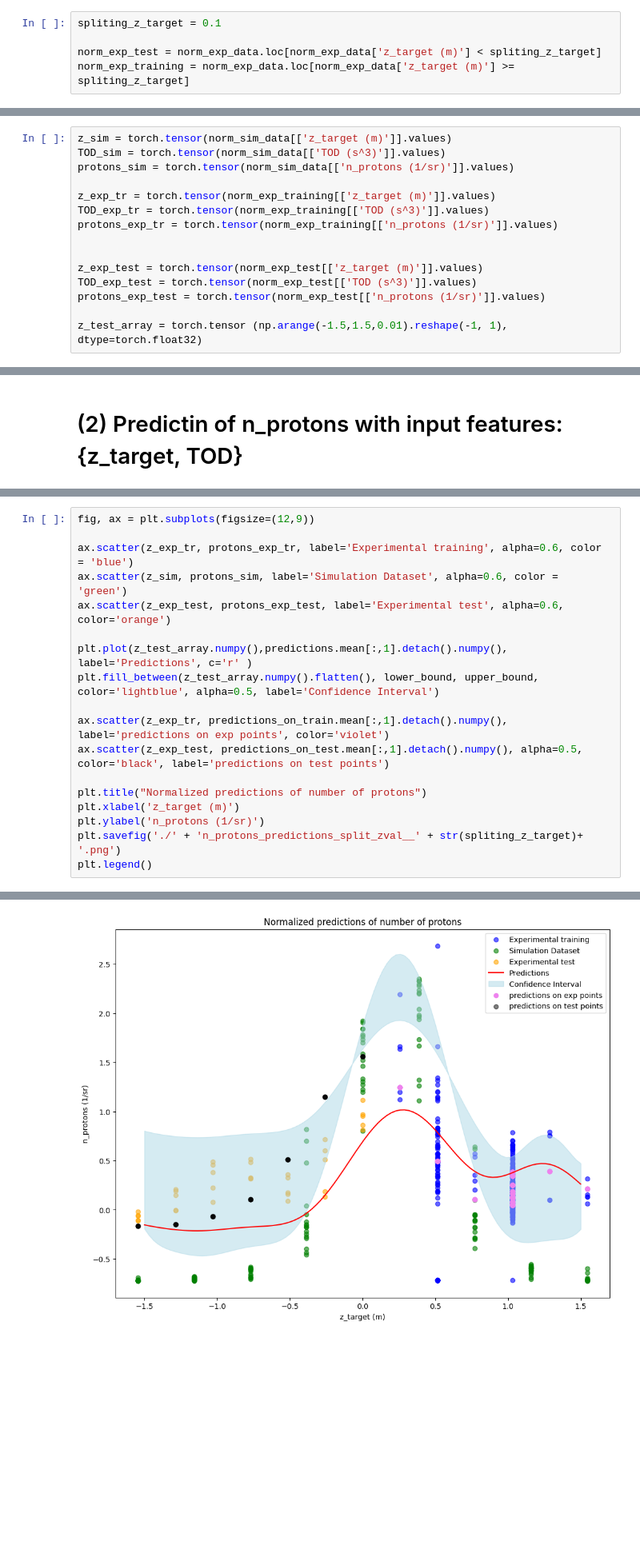
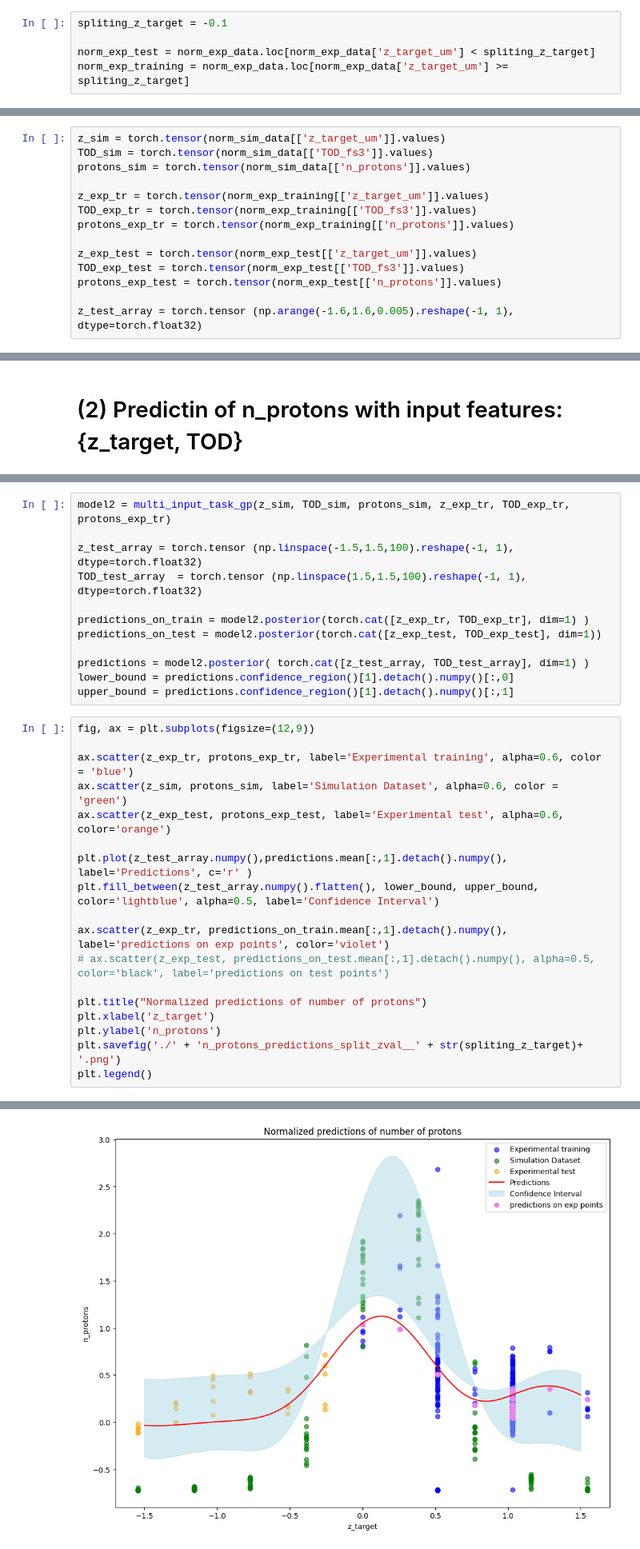
Before and after one commit to BLAST-AI-ML/synapse, a Jupyter notebook: ml/GP_training/MultiTaskGP_training.ipynb, the cells around one changed output, grey strips where cells are left out. Shown at 80% size. Drawn from its saved outputs; the diff is of its cells as text; blank space fills up the shorter version.

Commit message:
Updated SingleTaskGP_training notebook

```diff
--- a/ml/GP_training/MultiTaskGP_training.ipynb
+++ b/ml/GP_training/MultiTaskGP_training.ipynb
@@ -166,26 +235,25 @@ plt.show()
 # %% [markdown]
 # Spliting normalized experimental data set
 # %%
-spliting_z_target = 0.1
+spliting_z_target = -0.1
 
-norm_exp_test = norm_exp_data.loc[norm_exp_data['z_target (m)'] < spliting_z_target]
-norm_exp_training = norm_exp_data.loc[norm_exp_data['z_target (m)'] >= spliting_z_target]
+norm_exp_test = norm_exp_data.loc[norm_exp_data['z_target_um'] < spliting_z_target]
+norm_exp_training = norm_exp_data.loc[norm_exp_data['z_target_um'] >= spliting_z_target]
 # %% [markdown]
 # (1) Predictin of n_protons with input feature: z_target
 # %%
-z_sim = torch.tensor(norm_sim_data[['z_target (m)']].values)
-TOD_sim = torch.tensor(norm_sim_data[['TOD (s^3)']].values)
-protons_sim = torch.tensor(norm_sim_data[['n_protons (1/sr)']].values)
+z_sim = torch.tensor(norm_sim_data[['z_target_um']].values)
+TOD_sim = torch.tensor(norm_sim_data[['TOD_fs3']].values)
+protons_sim = torch.tensor(norm_sim_data[['n_protons']].values)
 
-z_exp_tr = torch.tensor(norm_exp_training[['z_target (m)']].values)
-TOD_exp_tr = torch.tensor(norm_exp_training[['TOD (s^3)']].values)
-protons_exp_tr = torch.tensor(norm_exp_training[['n_protons (1/sr)']].values)
+z_exp_tr = torch.tensor(norm_exp_training[['z_target_um']].values)
+TOD_exp_tr = torch.tensor(norm_exp_training[['TOD_fs3']].values)
+protons_exp_tr = torch.tensor(norm_exp_training[['n_protons']].values)
 
+z_exp_test = torch.tensor(norm_exp_test[['z_target_um']].values)
+TOD_exp_test = torch.tensor(norm_exp_test[['TOD_fs3']].values)
+protons_exp_test = torch.tensor(norm_exp_test[['n_protons']].values)
 
-z_exp_test = torch.tensor(norm_exp_test[['z_target (m)']].values)
-TOD_exp_test = torch.tensor(norm_exp_test[['TOD (s^3)']].values)
-protons_exp_test = torch.tensor(norm_exp_test[['n_protons (1/sr)']].values)
-
-z_test_array = torch.tensor (np.arange(-1.5,1.5,0.01).reshape(-1, 1), dtype=torch.float32)
+z_test_array = torch.tensor (np.arange(-1.6,1.6,0.005).reshape(-1, 1), dtype=torch.float32)
 # %%
 model = multi_task_gp(z_sim, protons_sim, z_exp_tr, protons_exp_tr)
@@ -233,21 +292,33 @@ upper_bound = predictions.confidence_region()[1].detach().numpy()[:,1]
+# %%
+model2 = multi_input_task_gp(z_sim, TOD_sim, protons_sim, z_exp_tr, TOD_exp_tr, protons_exp_tr)
+
+z_test_array = torch.tensor (np.linspace(-1.5,1.5,100).reshape(-1, 1), dtype=torch.float32)
+TOD_test_array  = torch.tensor (np.linspace(1.5,1.5,100).reshape(-1, 1), dtype=torch.float32)
+
+predictions_on_train = model2.posterior(torch.cat([z_exp_tr, TOD_exp_tr], dim=1) )
+predictions_on_test = model2.posterior(torch.cat([z_exp_test, TOD_exp_test], dim=1))
+
+predictions = model2.posterior( torch.cat([z_test_array, TOD_test_array], dim=1) )
+lower_bound = predictions.confidence_region()[1].detach().numpy()[:,0]
+upper_bound = predictions.confidence_region()[1].detach().numpy()[:,1]
 # %%
 fig, ax = plt.subplots(figsize=(12,9))
 
 ax.scatter(z_exp_tr, protons_exp_tr, label='Experimental training', alpha=0.6, color = 'blue')
 ax.scatter(z_sim, protons_sim, label='Simulation Dataset', alpha=0.6, color = 'green')
 ax.scatter(z_exp_test, protons_exp_test, label='Experimental test', alpha=0.6, color='orange')
 
 plt.plot(z_test_array.numpy(),predictions.mean[:,1].detach().numpy(), label='Predictions', c='r' )
 plt.fill_between(z_test_array.numpy().flatten(), lower_bound, upper_bound, color='lightblue', alpha=0.5, label='Confidence Interval')
 
 ax.scatter(z_exp_tr, predictions_on_train.mean[:,1].detach().numpy(), label='predictions on exp points', color='violet')
-ax.scatter(z_exp_test, predictions_on_test.mean[:,1].detach().numpy(), alpha=0.5, color='black', label='predictions on test points')
+# ax.scatter(z_exp_test, predictions_on_test.mean[:,1].detach().numpy(), alpha=0.5, color='black', label='predictions on test points')
 
 plt.title("Normalized predictions of number of protons")
-plt.xlabel('z_target (m)')
-plt.ylabel('n_protons (1/sr)')
+plt.xlabel('z_target')
+plt.ylabel('n_protons')
 plt.savefig('./' + 'n_protons_predictions_split_zval__' + str(spliting_z_target)+ '.png')
 plt.legend()
 # %% [output]
 <matplotlib.legend.Legend at 0x...>
-[figure, old version]
+[figure, new version]
```
Also changed, not shown: parts of 15 cells of this notebook.
